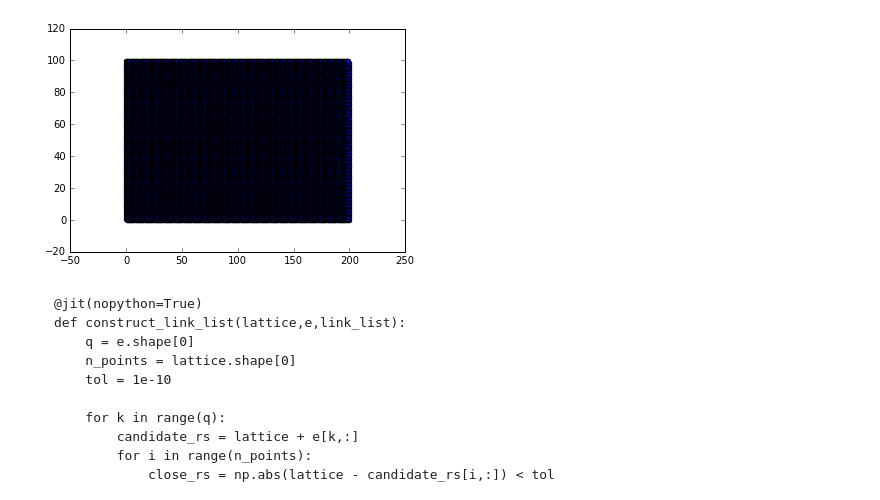
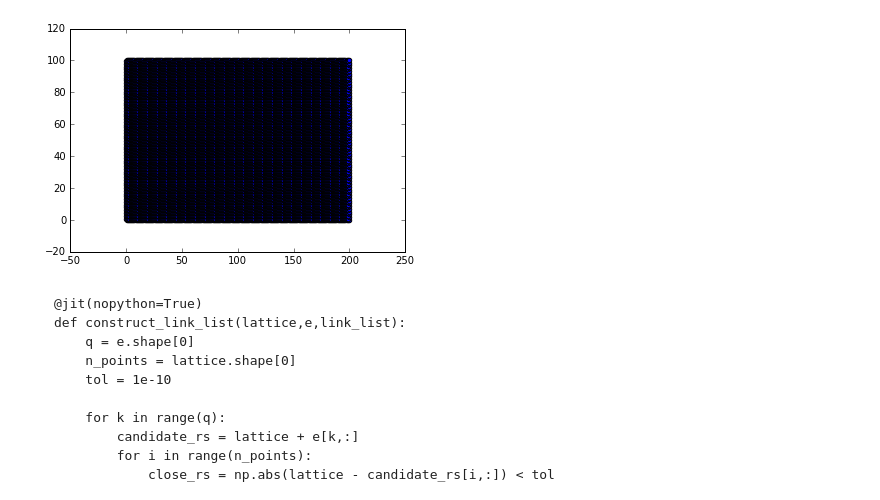
Before and after one commit to szwetsloot/comp-phys-lb, a Jupyter notebook: LBJesse.ipynb, the cells around one changed output. Drawn from its saved outputs; the diff is of its cells as text; code cells hidden in the pictures.

```diff
--- a/LBJesse.ipynb
+++ b/LBJesse.ipynb
@@ -49,7 +49,7 @@ right_dirs = np.array([1,2,6], dtype=np.int)
 # %%
 # generate grid (in this case triangular grid on rectangular domain)
 L_x = 200
-L_y = 100
+L_y = 101
 
 template_x = np.arange(0, L_x, delta_r)
 template_y = np.arange(0, L_y, 1/2*np.sqrt(3)*delta_r)
@@ -94,34 +94,34 @@ link_matrix[:,:,4,1] = (grid_yi[:,:]) % y_points
 link_matrix[:,::2,5,0] = (grid_xi[:,::2]) % x_points
 link_matrix[:,1::2,5,0] = (grid_xi[:,1::2]-1) % x_points
 link_matrix[:,:,5,1] = (grid_yi[:,:]-1) % y_points
 
 # down-right direction
 link_matrix[:,::2,6,0] = (grid_xi[:,::2]+1) % x_points
 link_matrix[:,1::2,6,0] = (grid_xi[:,1::2]) % x_points
 link_matrix[:,:,6,1] = (grid_yi[:,:]-1) % y_points
 
 # reshape lattice into a list
 lattice = np.zeros((n_points,2))
 
 lattice[:,0] = grid_x.reshape(n_points)
 lattice[:,1] = grid_y.reshape(n_points)
 
 # clean up invalid links
 link_matrix_inv_x = (link_matrix[:,:,:,0] >= x_points) | (link_matrix[:,:,:,0] < 0)
 link_matrix_inv_y = (link_matrix[:,:,:,1] >= y_points) | (link_matrix[:,:,:,1] < 0)
 
 link_matrix_inv = link_matrix_inv_x | link_matrix_inv_y
 
 link_matrix[link_matrix_inv,:] = -1
 
 # transform link matrix into a flat list that corresponds to the lattice list
 link_list = (link_matrix[:,:,:,0] * y_points + link_matrix[:,:,:,1]).reshape((n_points), 7)
 link_list[link_list < 0] = -1
 
 plt.scatter(lattice[:,0], lattice[:,1])
 plt.show()
 # %% [output]
-[figure, old version]
+[figure, new version]
 # %% [markdown]
     @jit(nopython=True)
     def construct_link_list(lattice,e,link_list):
```
Also changed, not shown: parts of 12 cells of this notebook.
